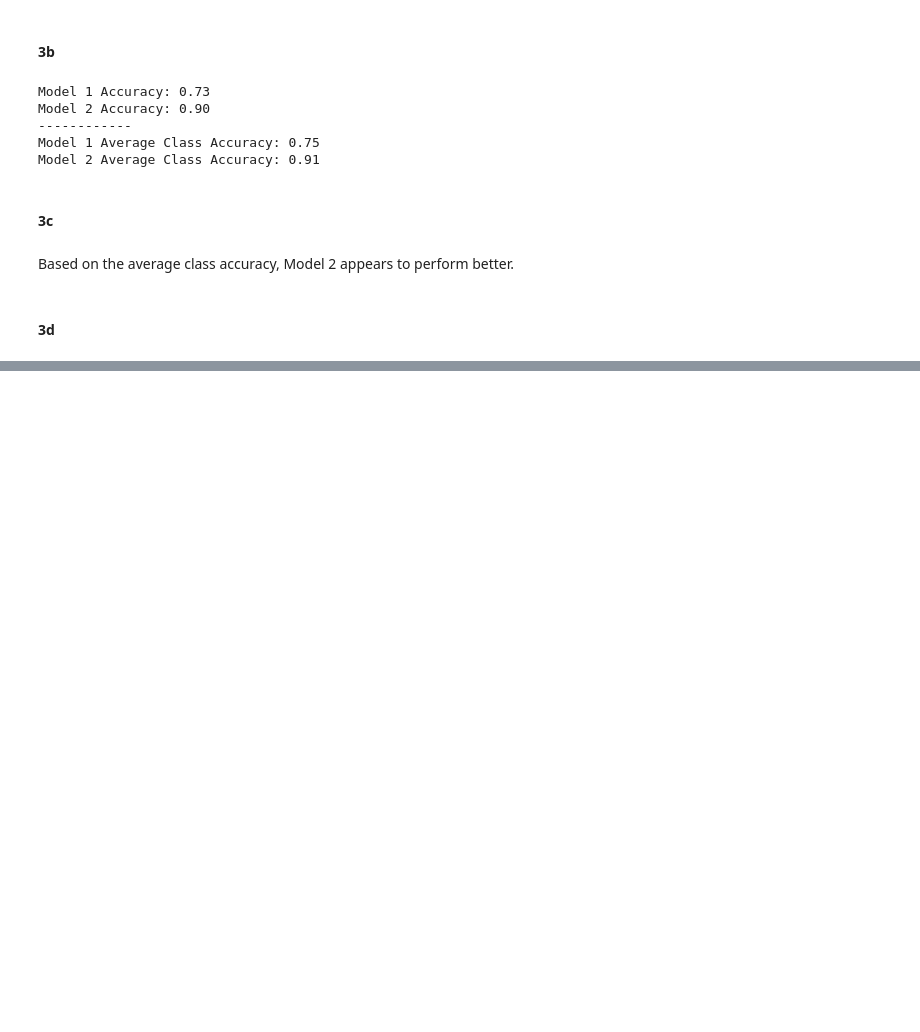
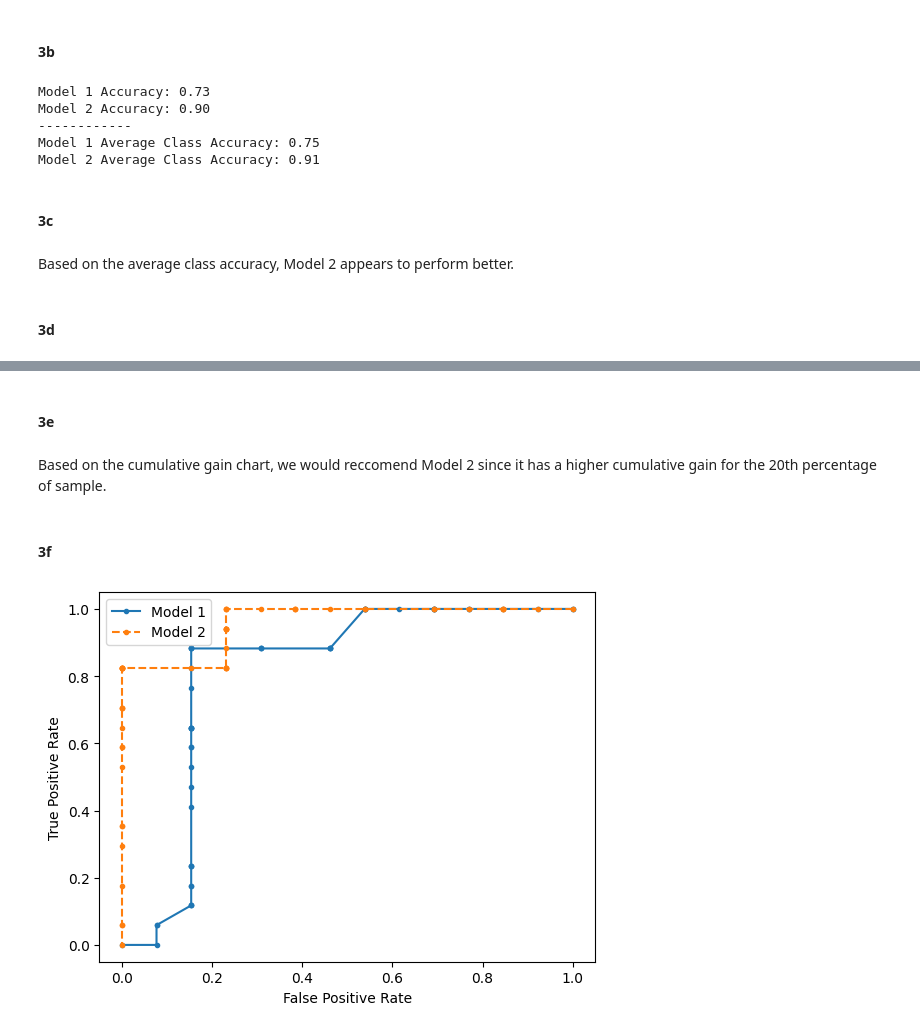
Before and after one commit to yismailuofa/mlabs, a Jupyter notebook: a1/a1.ipynb, the cells around one changed output, grey strips where cells are left out. Cells and saved outputs as stored; diff of their text form; code cells hidden in the pictures; blank space fills up the shorter version.

```diff
--- a/a1/a1.ipynb
+++ b/a1/a1.ipynb
@@ -154,0 +179,36 @@ def gain(cm):
+# %% [markdown]
+#### 3e
+# %% [markdown]
+Based on the cumulative gain chart, we would reccomend Model 2 since it has a higher cumulative gain for the 20th percentage of sample.
+# %% [markdown]
+#### 3f
+# %%
+def tpr(cm):
+    tp, fn, *_ = cm.values.ravel()
+    return tp / (tp + fn)
+
+
+def fpr(cm):
+    _, _, fp, tn = cm.values.ravel()
+    return fp / (fp + tn)
+
+
+# Plot an ROC curve for each threshold
+model1 = []
+model2 = []
+for threshold in np.linspace(0, 1, 100):
+    df = addPredictions(originalDf, threshold)
+    cm1 = createConfusionMatrix(df, "Model 1 Score Pred")
+    cm2 = createConfusionMatrix(df, "Model 2 Score Pred")
+
+    model1.append((fpr(cm1), tpr(cm1)))
+    model2.append((fpr(cm2), tpr(cm2)))
+
+plt.plot(*zip(*model1), ".-", label="Model 1")
+plt.plot(*zip(*model2), ".--", label="Model 2")
+plt.legend()
+plt.xlabel("False Positive Rate")
+plt.ylabel("True Positive Rate")
+plt.show()
+# %% [output]
+[figure, added]
```
Also changed, not shown: parts of 6 cells of this notebook.
